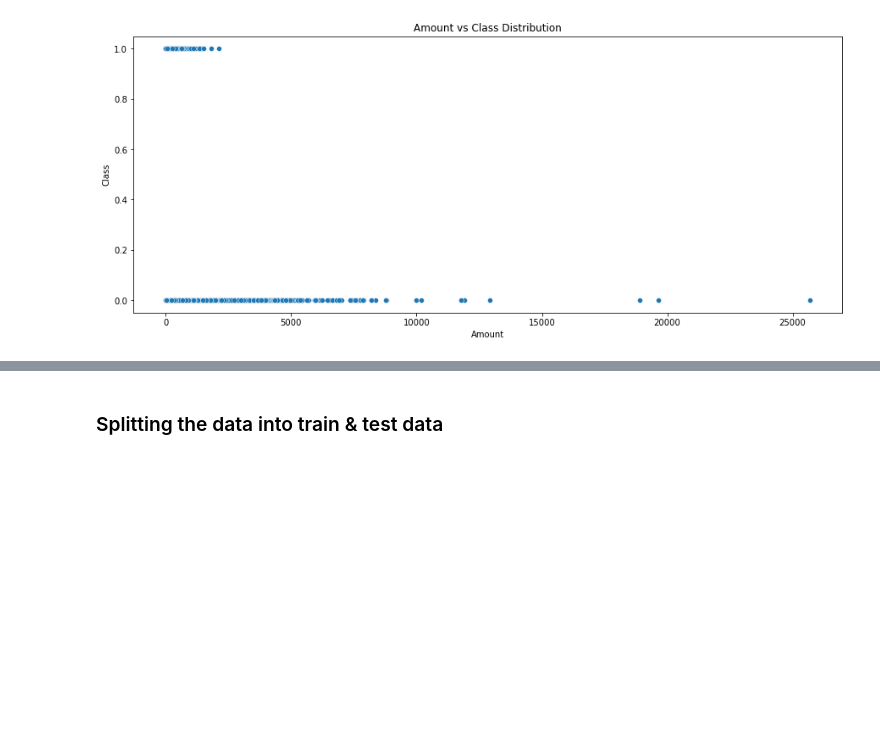
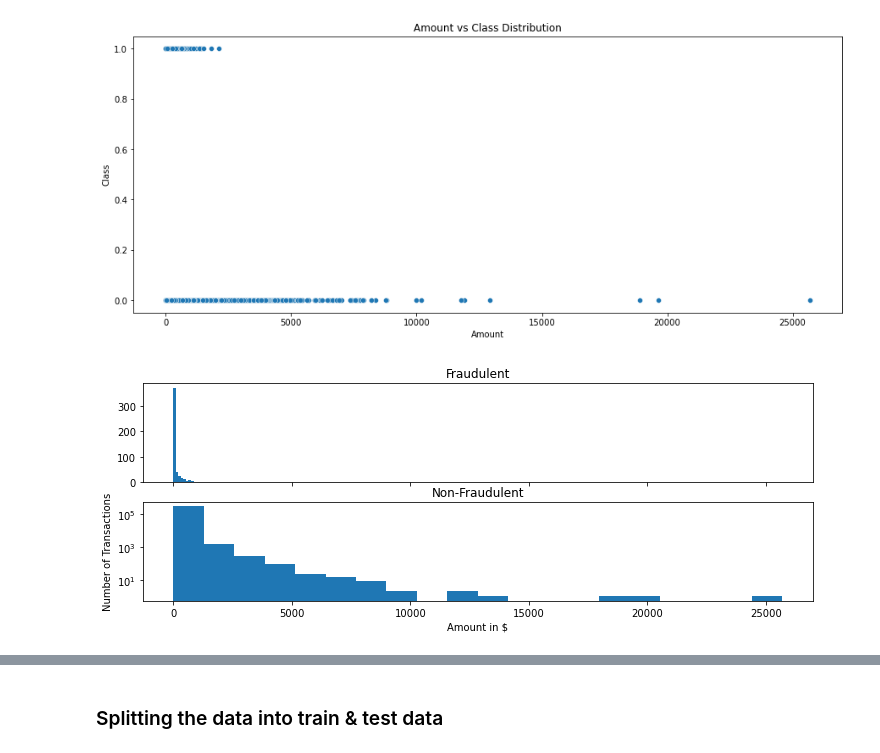
Before and after one commit to RahulAgre/CC_FraudDetection_Capstone, a Jupyter notebook: Credit_card_fraud_detection_Starter_code+.ipynb, the cells around one changed output, grey strips where cells are left out. Cells and saved outputs as stored; diff of their text form; code cells hidden in the pictures; blank space fills up the shorter version.

```diff
--- a/Credit_card_fraud_detection_Starter_code+.ipynb
+++ b/Credit_card_fraud_detection_Starter_code+.ipynb
@@ -102,0 +143,14 @@ plt.show()
+# %%
+fig, (ax1, ax2) = plt.subplots(2,1, sharex = True, figsize=(12,4))
+
+ax1.hist(df.Amount[df.Class == 1], bins = 20)
+ax1.set_title('Fraudulent')
+
+ax2.hist(df.Amount[df.Class == 0], bins = 20)
+ax2.set_title('Non-Fraudulent')
+plt.xlabel('Amount in $')
+plt.ylabel('Number of Transactions')
+plt.yscale('log') #distribution is spreaded for clear analysis
+plt.show()
+# %% [output]
+[figure, added]
```
Also changed, not shown: parts of 13 cells of this notebook.
